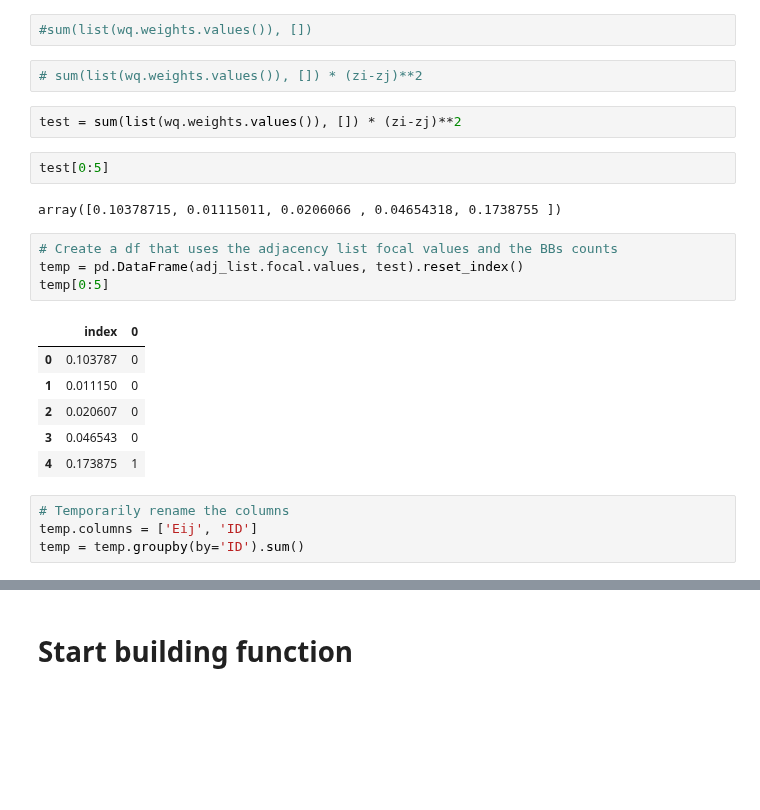
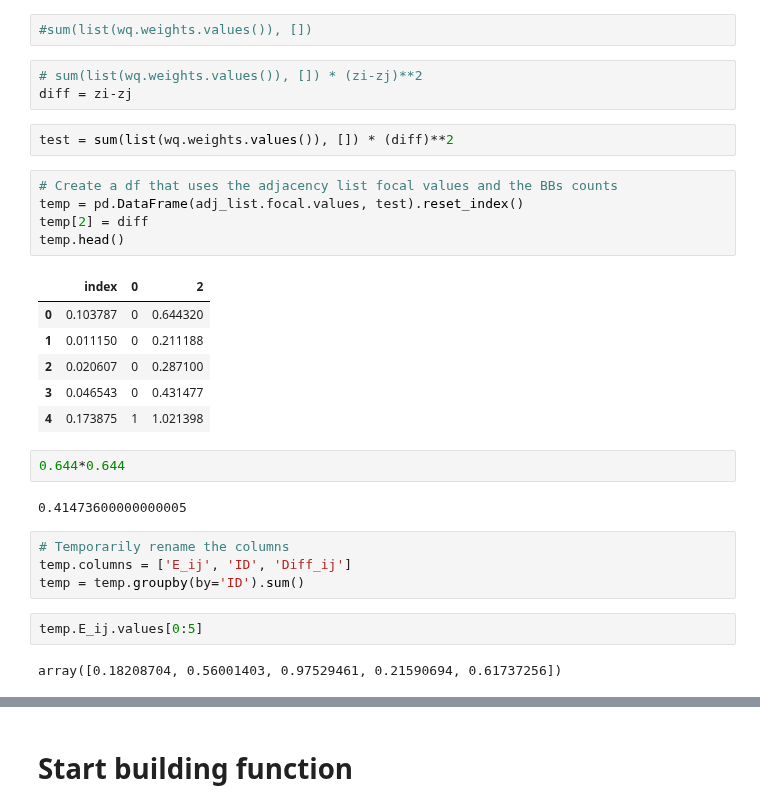
Before and after one commit to jeffcsauer/GSOC2020, a Jupyter notebook: scratch/Local_Geary_Implementation.ipynb, the cells around one changed output, grey strips where cells are left out. Drawn from its saved outputs; the diff is of its cells as text; blank space fills up the shorter version.

```diff
--- a/scratch/Local_Geary_Implementation.ipynb
+++ b/scratch/Local_Geary_Implementation.ipynb
@@ -105,24 +108,30 @@ Multiply by spatial weights
 #sum(list(wq.weights.values()), [])
 # %%
 # sum(list(wq.weights.values()), []) * (zi-zj)**2
+diff = zi-zj
 # %%
-test = sum(list(wq.weights.values()), []) * (zi-zj)**2
+test = sum(list(wq.weights.values()), []) * (diff)**2
+# %%
+# Create a df that uses the adjacency list focal values and the BBs counts
+temp = pd.DataFrame(adj_list.focal.values, test).reset_index()
+temp[2] = diff
+temp.head()
+# %% [output]
+|  | index | 0 | 2 |
+| 0 | 0.103787 | 0 | 0.644320 |
+| 1 | 0.011150 | 0 | 0.211188 |
+| 2 | 0.020607 | 0 | 0.287100 |
+| 3 | 0.046543 | 0 | 0.431477 |
+| 4 | 0.173875 | 1 | 1.021398 |
+# %%
+0.644*0.644
+# %% [output]
+0.41473600000000005
+# %%
+# Temporarily rename the columns
+temp.columns = ['E_ij', 'ID', 'Diff_ij']
+temp = temp.groupby(by='ID').sum()
 # %%
-test[0:5]
+temp.E_ij.values[0:5]
 # %% [output]
-array([0.10378715, 0.01115011, 0.0206066 , 0.04654318, 0.1738755 ])
+array([0.18208704, 0.56001403, 0.97529461, 0.21590694, 0.61737256])
-# %%
-# Create a df that uses the adjacency list focal values and the BBs counts
-temp = pd.DataFrame(adj_list.focal.values, test).reset_index()
-temp[0:5]
-# %% [output]
-|  | index | 0 |
-| 0 | 0.103787 | 0 |
-| 1 | 0.011150 | 0 |
-| 2 | 0.020607 | 0 |
-| 3 | 0.046543 | 0 |
-| 4 | 0.173875 | 1 |
-# %%
-# Temporarily rename the columns
-temp.columns = ['Eij', 'ID']
-temp = temp.groupby(by='ID').sum()
```
Also changed, not shown: parts of 33 cells of this notebook.
